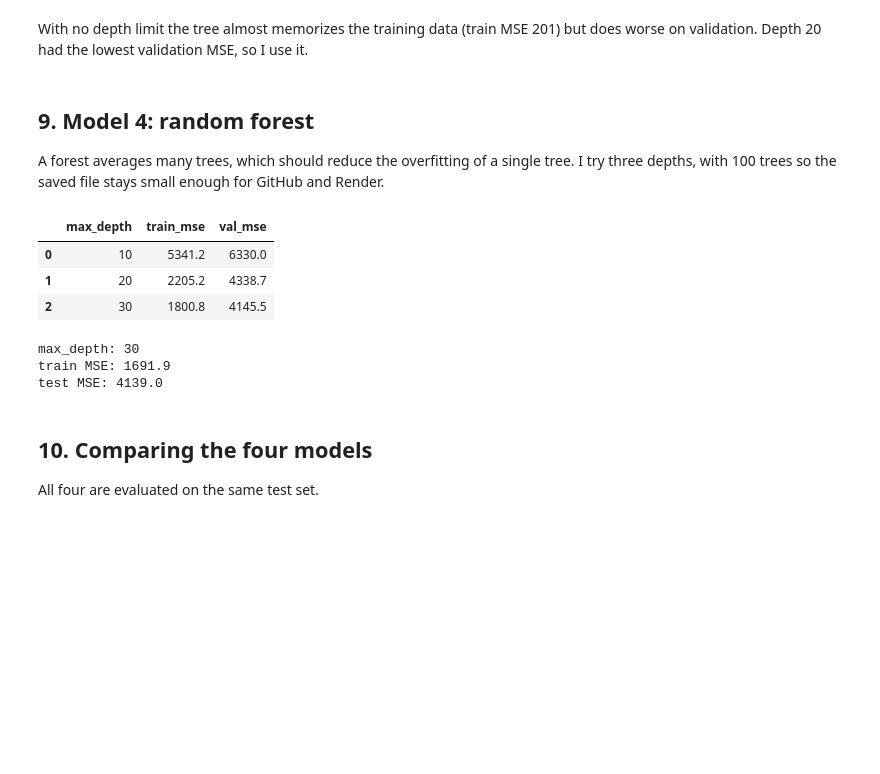
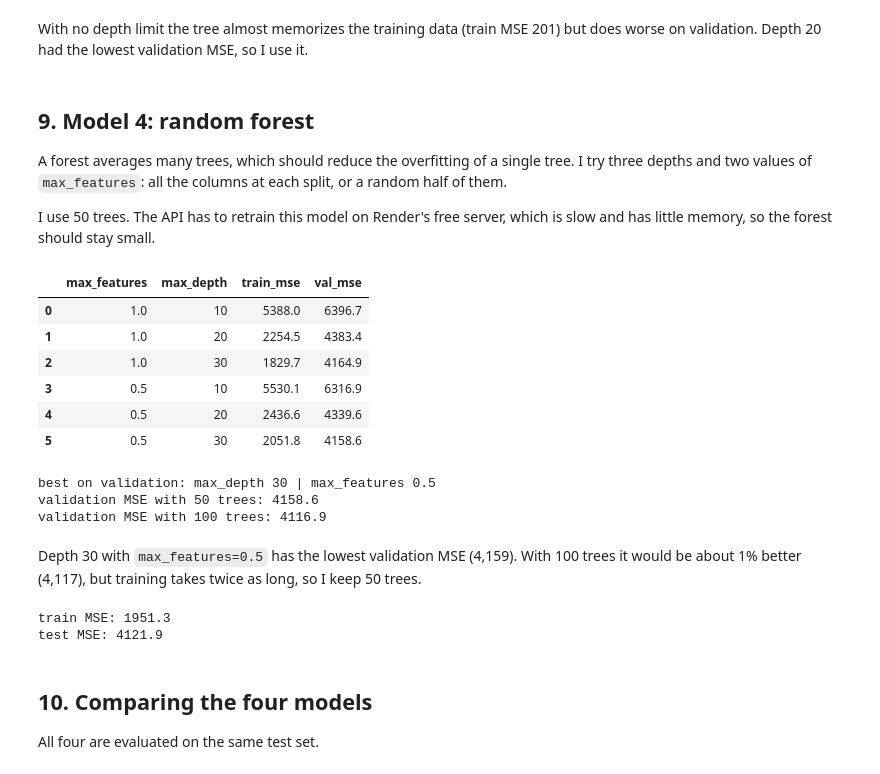
Before and after one commit to intwaza/linear_regression_model, a Jupyter notebook: summative/linear_regression/multivariate.ipynb, the cells around one changed output. Saved outputs shown, nothing was run; the diff lists cells and outputs as text; code cells hidden in the pictures; blank space fills up the shorter version.

```diff
--- a/summative/linear_regression/multivariate.ipynb
+++ b/summative/linear_regression/multivariate.ipynb
@@ -525,34 +525,54 @@ With no depth limit the tree almost memorizes the training data (train MSE 201)
 # %% [markdown]
 ## 9. Model 4: random forest
 
-A forest averages many trees, which should reduce the overfitting of a single tree. I try three depths, with 100 trees so the saved file stays small enough for GitHub and Render.
+A forest averages many trees, which should reduce the overfitting of a single tree. I try three depths and two values of `max_features`: all the columns at each split, or a random half of them.
+
+I use 50 trees. The API has to retrain this model on Render's free server, which is slow and has little memory, so the forest should stay small.
 # %%
 forest_scores = []
-for depth in [10, 20, 30]:
-    f = RandomForestRegressor(n_estimators=100, max_depth=depth, min_samples_leaf=3,
-                              n_jobs=-1, random_state=RANDOM_STATE).fit(X_tr_p, y_tr_np)
-    forest_scores.append({"max_depth": depth,
-                          "train_mse": mean_squared_error(y_tr_np, f.predict(X_tr_p)),
-                          "val_mse": mean_squared_error(y_val_np, f.predict(X_val_p))})
+for max_features in [1.0, 0.5]:
+    for depth in [10, 20, 30]:
+        f = RandomForestRegressor(n_estimators=50, max_depth=depth, max_features=max_features, min_samples_leaf=3,
+                                  n_jobs=-1, random_state=RANDOM_STATE).fit(X_tr_p, y_tr_np)
+        forest_scores.append({"max_features": max_features, "max_depth": depth,
+                              "train_mse": mean_squared_error(y_tr_np, f.predict(X_tr_p)),
+                              "val_mse": mean_squared_error(y_val_np, f.predict(X_val_p))})
 forest_scores = pd.DataFrame(forest_scores)
 forest_scores.round(1)
 # %% [output]
-|  | max_depth | train_mse | val_mse |
-| 0 | 10 | 5341.2 | 6330.0 |
-| 1 | 20 | 2205.2 | 4338.7 |
-| 2 | 30 | 1800.8 | 4145.5 |
+|  | max_features | max_depth | train_mse | val_mse |
+| 0 | 1.0 | 10 | 5388.0 | 6396.7 |
+| 1 | 1.0 | 20 | 2254.5 | 4383.4 |
+| 2 | 1.0 | 30 | 1829.7 | 4164.9 |
+| 3 | 0.5 | 10 | 5530.1 | 6316.9 |
+| 4 | 0.5 | 20 | 2436.6 | 4339.6 |
+| 5 | 0.5 | 30 | 2051.8 | 4158.6 |
+# %%
+best_row = forest_scores.loc[forest_scores["val_mse"].idxmin()]
+best_forest_depth = int(best_row["max_depth"])
+best_max_features = float(best_row["max_features"])
+print("best on validation: max_depth", best_forest_depth, "| max_features", best_max_features)
+
+# check: would 100 trees be much better?
+bigger = RandomForestRegressor(n_estimators=100, max_depth=best_forest_depth, max_features=best_max_features,
+                               min_samples_leaf=3, n_jobs=-1, random_state=RANDOM_STATE).fit(X_tr_p, y_tr_np)
+print("validation MSE with 50 trees:", round(best_row["val_mse"], 1))
+print("validation MSE with 100 trees:", round(mean_squared_error(y_val_np, bigger.predict(X_val_p)), 1))
+# %% [output]
+best on validation: max_depth 30 | max_features 0.5
+validation MSE with 50 trees: 4158.6
+validation MSE with 100 trees: 4116.9
+# %% [markdown]
+Depth 30 with `max_features=0.5` has the lowest validation MSE (4,159). With 100 trees it would be about 1% better (4,117), but training takes twice as long, so I keep 50 trees.
 # %%
-best_forest_depth = int(forest_scores.loc[forest_scores["val_mse"].idxmin(), "max_depth"])
-forest = RandomForestRegressor(n_estimators=100, max_depth=best_forest_depth, min_samples_leaf=3,
-                               n_jobs=-1, random_state=RANDOM_STATE)
+forest = RandomForestRegressor(n_estimators=50, max_depth=best_forest_depth, max_features=best_max_features,
+                               min_samples_leaf=3, n_jobs=-1, random_state=RANDOM_STATE)
 forest.fit(X_train_p, y_train_np)
-print("max_depth:", best_forest_depth)
 print("train MSE:", round(mean_squared_error(y_train_np, forest.predict(X_train_p)), 1))
 print("test MSE:", round(mean_squared_error(y_test_np, forest.predict(X_test_p)), 1))
 # %% [output]
-max_depth: 30
-train MSE: 1691.9
-test MSE: 4139.0
+train MSE: 1951.3
+test MSE: 4121.9
 # %% [markdown]
 ## 10. Comparing the four models
 
```
Also changed, not shown: parts of 7 cells of this notebook, 1 other file.
